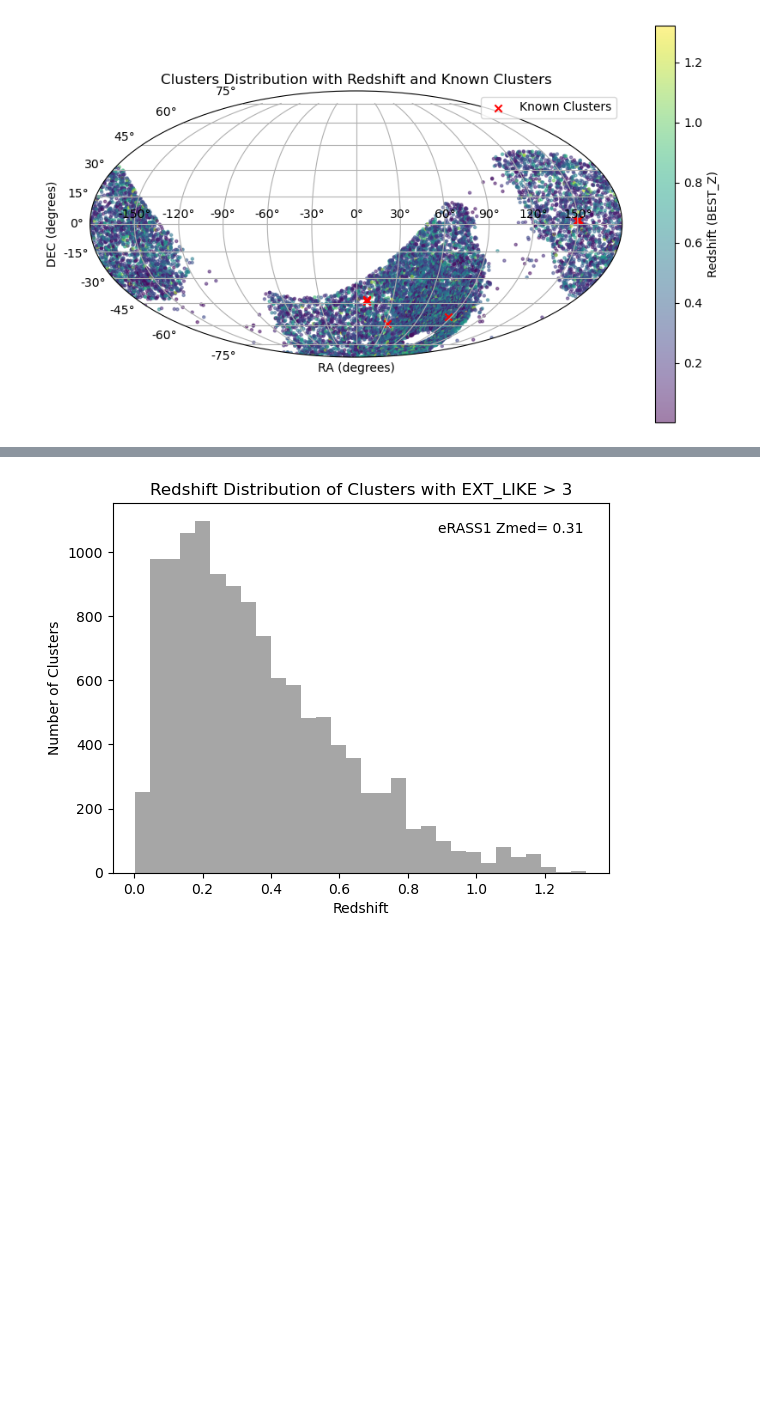
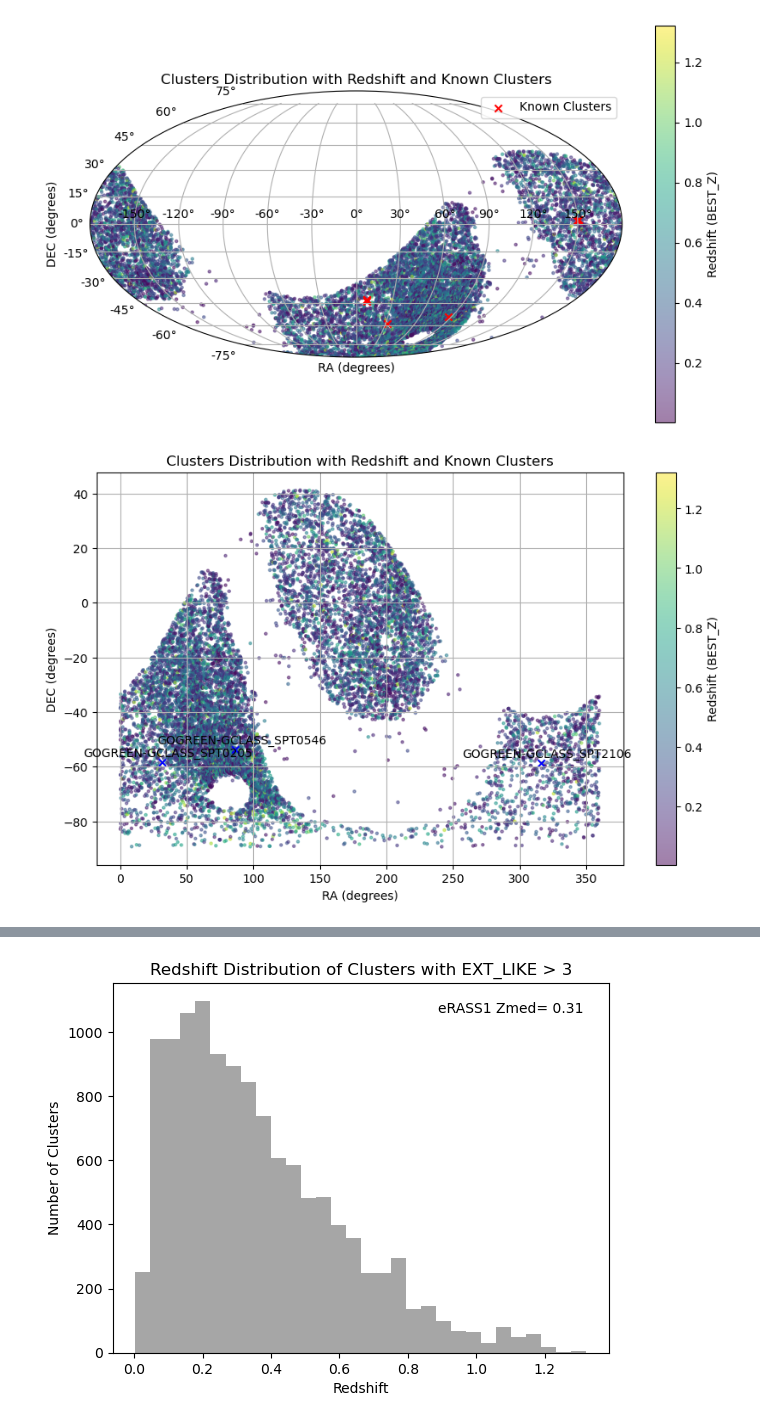
Before and after one commit to RyanNease/GoGreeneRosita, a Jupyter notebook: eROSITACatalog.ipynb, the cells around one changed output, grey strips where cells are left out. Drawn from its saved outputs; the diff is of its cells as text; code cells hidden in the pictures; blank space fills up the shorter version.

```diff
--- a/eROSITACatalog.ipynb
+++ b/eROSITACatalog.ipynb
@@ -82,0 +68,17 @@ for name in names:
+# %%
+data_table = fits_file[1].data
+
+#Extract data for the columns
+match_names = data_table["MATCH_NAME"]
+ras = data_table["RA"]
+decs = data_table["Dec"]
+
+# Create a boolean mask to filter rows based on the condition
+mask = [True if "GOGREEN-GCLASS" in name else False for name in match_names]
+
+# Iterate over the filtered rows using the boolean mask
+for i, (name, ra, dec) in enumerate(zip(match_names[mask], ras[mask], decs[mask])):
+    # Print the following information
+    print("MATCH_NAME:", name)
+    print("RA:", ra)
+    print("Dec:", dec)
@@ -205,3 +218,32 @@ plt.legend()
 plt.show()
 # %% [output]
 [figure]
+# %%
+# Extract necessary columns
+ra = data_table['RA']
+dec = data_table['DEC']
+redshift = data_table['BEST_Z']
+
+# Create a scatter plot with redshift information
+plt.figure(figsize=(10, 6))
+scatter = plt.scatter(ra, dec, c=redshift, s=5, alpha=0.5, cmap='viridis')
+plt.title('Clusters Distribution with Redshift and Known Clusters')
+plt.xlabel('RA (degrees)')
+plt.ylabel('DEC (degrees)')
+
+# Overplot filtered data based on the boolean mask
+for i in range(len(mask)):
+    if mask[i]:
+        plt.scatter(ras[i], decs[i], c='blue', marker='x')  # Change color to blue
+
+        # Annotate each point with its label
+        label_name = match_names[i].split(',')[1].strip()
+        plt.annotate(label_name, (ras[i], decs[i]), textcoords="offset points", xytext=(5,5), ha='center')
+
+# add colorbar for redshift
+plt.colorbar(scatter, label='Redshift (BEST_Z)')
+plt.grid(True)
+plt.savefig('scatter_plot_with_filtered_data.png')
+plt.show()
+# %% [output]
+[figure, added]
```
Also changed, not shown: parts of 10 cells of this notebook.
